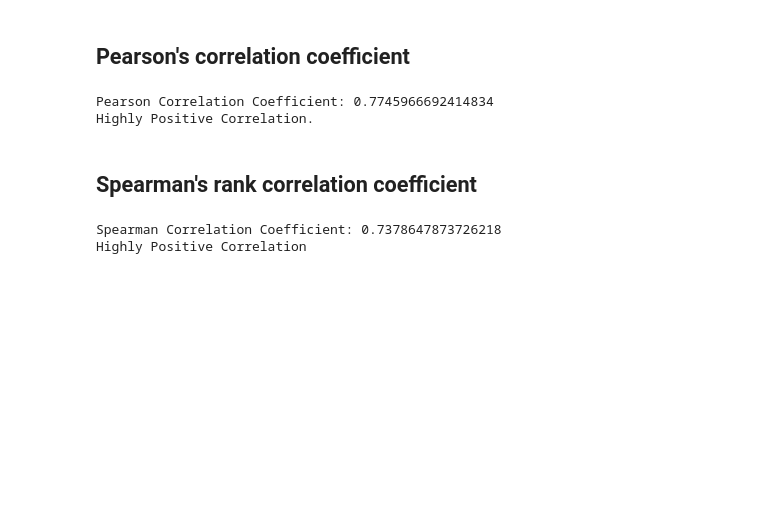
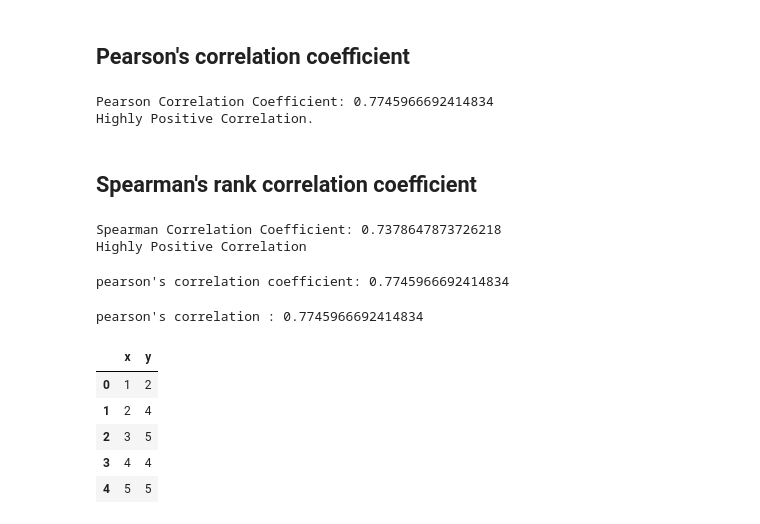
Before and after one commit to khizer9292/machine_learning, a Jupyter notebook: 06_statistics/06_correlation.ipynb, the cells around one changed output. Drawn from its saved outputs; the diff is of its cells as text; code cells hidden in the pictures; blank space fills up the shorter version.

```diff
--- a/06_statistics/06_correlation.ipynb
+++ b/06_statistics/06_correlation.ipynb
@@ -57,3 +57,37 @@ else:
 # %% [output]
 Spearman Correlation Coefficient: 0.7378647873726218
 Highly Positive Correlation
+# %%
+import pandas as pd
+import numpy as np
+
+# example dataset
+x = np.array([1,2,3,4,5])
+y = np.array([2,4,5,4,5])
+
+# pearson's correlation coefficient
+pearson = np.corrcoef(x, y)
+
+print(f"pearson's correlation coefficient: {pearson[0,1]}")
+# %% [output]
+pearson's correlation coefficient: 0.7745966692414834
+# %%
+# creata an example dataset
+
+x = pd.Series([1,2,3,4,5])
+y = pd.Series([2,4,5,4,5])
+
+pearson_corr = x.corr(y)
+print(f"pearson's correlation : {pearson_corr}")
+# %% [output]
+pearson's correlation : 0.7745966692414834
+# %%
+df = pd.DataFrame({'x':x, 'y':y})
+df.head()
+# %% [output]
+|  | x | y |
+| 0 | 1 | 2 |
+| 1 | 2 | 4 |
+| 2 | 3 | 5 |
+| 3 | 4 | 4 |
+| 4 | 5 | 5 |
```
Also changed, not shown: parts of 2 cells of this notebook, 1 other file.
